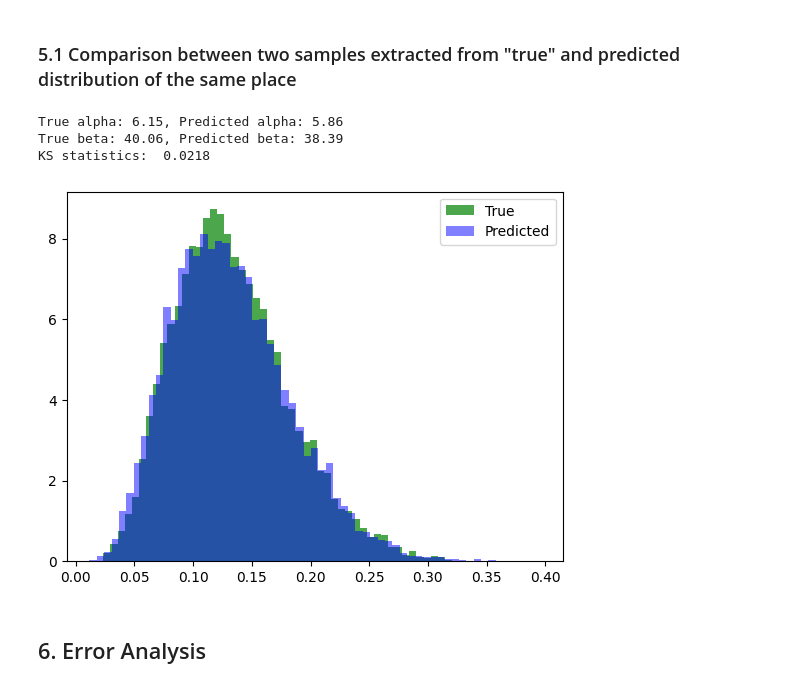
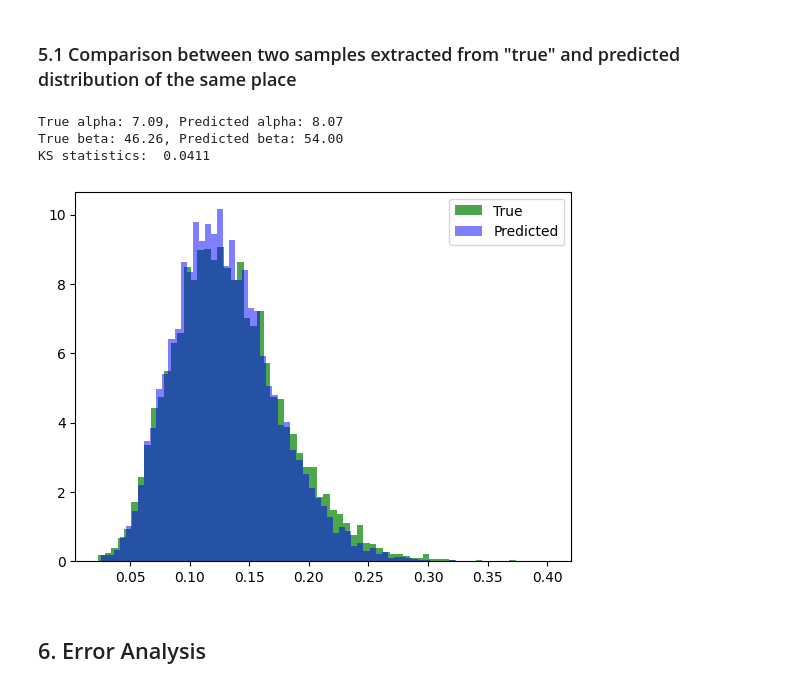
Before and after one commit to oshodiS/Rainfall-BetaEstimation, a Jupyter notebook: Rainfall BETA.ipynb, the cells around one changed output. Saved outputs shown, nothing was run; the diff lists cells and outputs as text; code cells hidden in the pictures.

Commit message:
seed in compare samples

```diff
--- a/Rainfall BETA.ipynb
+++ b/Rainfall BETA.ipynb
@@ -714,14 +714,14 @@ metrics_beta_pca
 # %% [markdown]
 ### 5.1 Comparison between two samples extracted from "true" and predicted distribution of the same place
 # %%
-util.compare_samples(dist_test_full, "beta", parameters_test, index=10)
-#util.compare_samples(dist_test_map, "beta", parameters_test, index=10)
-#util.compare_samples(dist_test_pca, "beta", parameters_test, index=10)
+util.compare_samples(dist_test_full, "beta", parameters_test, seed=seed, index=9252)
+#util.compare_samples(dist_test_map, "beta", parameters_test, seed = seed, index=10)
+#util.compare_samples(dist_test_pca, "beta", parameters_test, seed = seed, index=10)
 # %% [output]
-True alpha: 6.15, Predicted alpha: 5.86
-True beta: 40.06, Predicted beta: 38.39
-KS statistics:  0.0218
+True alpha: 7.09, Predicted alpha: 8.07
+True beta: 46.26, Predicted beta: 54.00
+KS statistics:  0.0411
-[figure, old version]
+[figure, new version]
 # %% [markdown]
 ## 6. Error Analysis
 # %% [markdown]
```
Also changed, not shown: parts of 23 cells of this notebook, 2 other files.
